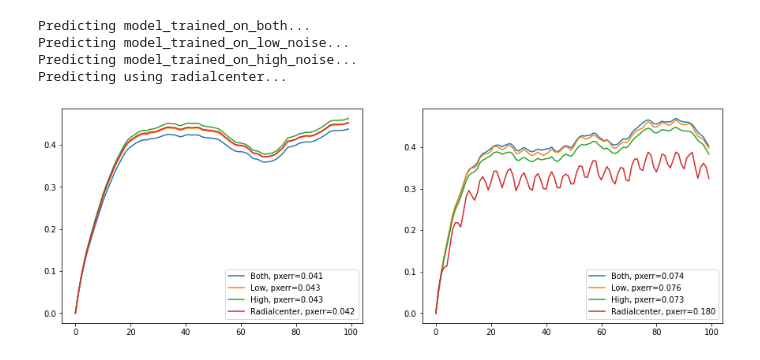
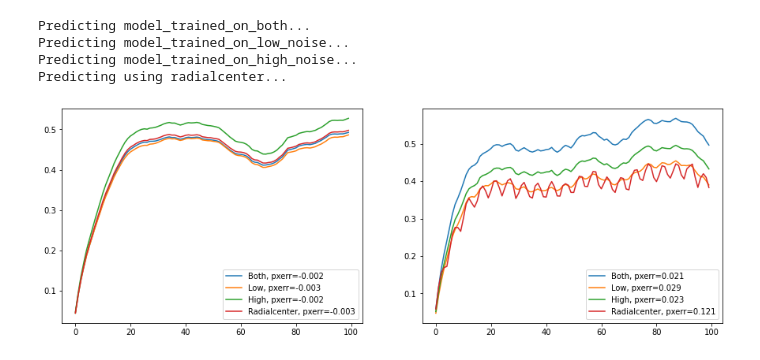
Before and after one commit to DeepTrackAI/DeepTrack2, a Jupyter notebook: tutorials/train_label_free_particle_tracker.ipynb, the cells around one changed output. Saved outputs shown, nothing was run; the diff lists cells and outputs as text; code cells hidden in the pictures.

```diff
--- a/tutorials/train_label_free_particle_tracker.ipynb
+++ b/tutorials/train_label_free_particle_tracker.ipynb
@@ -149,8 +149,9 @@ print("Predicting model_trained_on_high_noise...")
 pred_high_good = model_trained_on_high_noise.predict(np.array(good_frames))
 pred_high_bad = model_trained_on_high_noise.predict(np.array(bad_frames))
 print("Predicting using radialcenter...")
-pred_radialcenter_good = np.array([radialcenter(f) for f in good_frames])
-pred_radialcenter_bad = np.array([radialcenter(f) for f in bad_frames])
+
+pred_radialcenter_good = np.array([radialcenter(f)[::-1] for f in good_frames])
+pred_radialcenter_bad = np.array([radialcenter(f)[::-1] for f in bad_frames])
 # %% [output]
 Predicting model_trained_on_both...
 Predicting model_trained_on_low_noise...
@@ -186,57 +187,67 @@ def get_msd(x, max_dt=4):
         )
 
     return np.array(output_x), np.array(output_y), np.array(output_r)
+
+
+def get_tracking_error(msd):
+
+    k = msd[1] - msd[0]
+    y0 = msd[0] - k
+    return y0
+
 plt.figure(figsize=(15, 5))
 
 plt.subplot(1, 2, 1)
 msd_r_both = get_msd(pred_both_good, 100)[0]
 msd_r_low = get_msd(pred_low_good, 100)[0]
 msd_r_high = get_msd(pred_high_good, 100)[0]
-msd_r_radial = get_msd(pred_radialcenter_good, 100)[1]
 
-tracking_error_both = msd_r_both[0]
-tracking_error_low = msd_r_low[0]
-tracking_error_high = msd_r_high[0]
-tracking_error_radial = msd_r_radial[0]
+msd_r_radial = get_msd(pred_radialcenter_good, 100)[0]
+
+tracking_error_both = get_tracking_error(msd_r_both)
+tracking_error_low = get_tracking_error(msd_r_low)
+tracking_error_high = get_tracking_error(msd_r_high)
+tracking_error_radial = get_tracking_error(msd_r_radial)
 
 plt.plot(msd_r_both - tracking_error_both)
 plt.plot(msd_r_low - tracking_error_low)
 plt.plot(msd_r_high - tracking_error_high)
 plt.plot(msd_r_radial - tracking_error_radial)
 
 plt.legend([
     f"Both, pxerr={tracking_error_both:.3f}",
     f"Low, pxerr={tracking_error_low:.3f}",
     f"High, pxerr={tracking_error_high:.3f}",
     f"Radialcenter, pxerr={tracking_error_radial:.3f}"
 ])
 
 plt.subplot(1, 2, 2)
 msd_r_both = get_msd(pred_both_bad, 100)[0]
 msd_r_low = get_msd(pred_low_bad, 100)[0]
 msd_r_high = get_msd(pred_high_bad, 100)[0]
-msd_r_radial = get_msd(pred_radialcenter_bad, 100)[1]
+msd_r_radial = get_msd(pred_radialcenter_bad, 100)[0]
 
-tracking_error_both = msd_r_both[0]
-tracking_error_low = msd_r_low[0]
-tracking_error_high = msd_r_high[0]
-tracking_error_radial = msd_r_radial[0]
+tracking_error_both = get_tracking_error(msd_r_both)
+tracking_error_low = get_tracking_error(msd_r_low)
+tracking_error_high = get_tracking_error(msd_r_high)
+tracking_error_radial = get_tracking_error(msd_r_radial)
+
 
 plt.plot(msd_r_both - tracking_error_both)
 plt.plot(msd_r_low - tracking_error_low)
 plt.plot(msd_r_high - tracking_error_high)
 plt.plot(msd_r_radial - tracking_error_radial)
 
 plt.legend([
     f"Both, pxerr={tracking_error_both:.3f}",
     f"Low, pxerr={tracking_error_low:.3f}",
     f"High, pxerr={tracking_error_high:.3f}",
     f"Radialcenter, pxerr={tracking_error_radial:.3f}"
 ])
 
 plt.show()
 # %% [output]
-[figure, old version]
+[figure, new version]
 # %%
 import IPython.display as display
 
```
Also changed, not shown: parts of 5 cells of this notebook.
